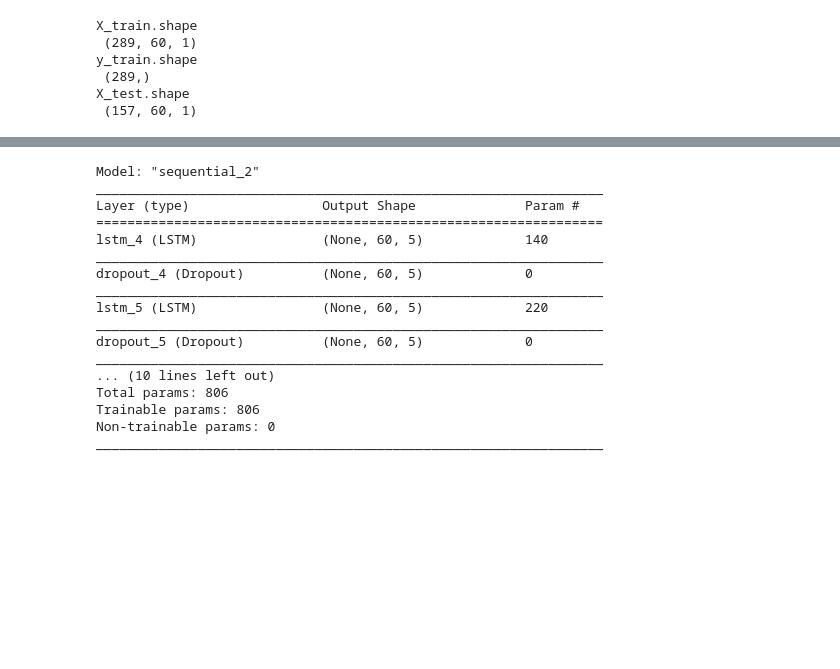
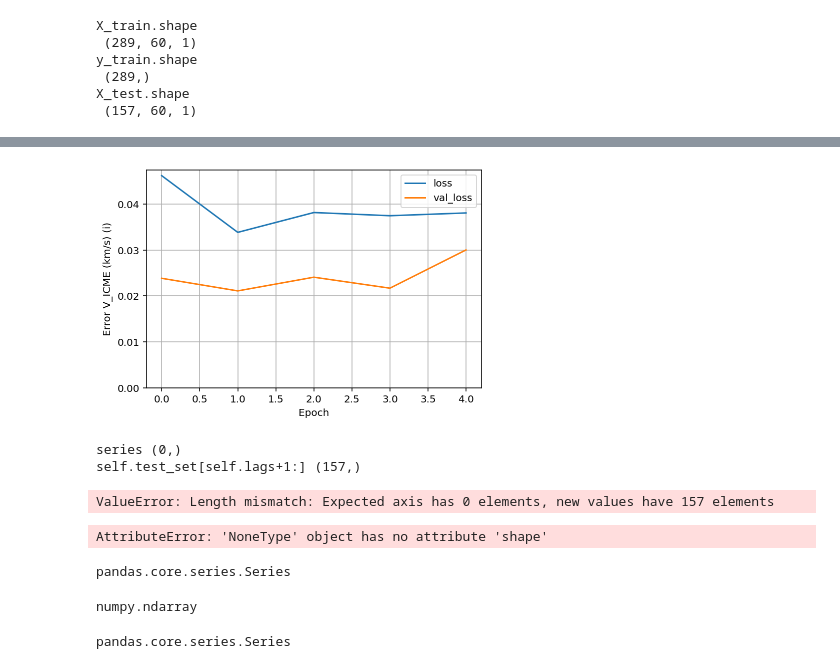
Before and after one commit to Atashnezhad/LSTM-for-Coronal-Mass-Ejection-Speed-Forecast, a Jupyter notebook: Untitled.ipynb, the cells around one changed output, grey strips where cells are left out. Drawn from its saved outputs; the diff is of its cells as text; code cells hidden in the pictures; blank space fills up the shorter version.

```diff
--- a/Untitled.ipynb
+++ b/Untitled.ipynb
@@ -222,5 +319,5 @@ class TimeSeries:
 # %%
-obj = TimeSeries(address="Data_ICME_speed_transformed_18D_P03_01")
+obj = TimeSeries(address="Data/Data_ICME_speed_transformed_18D_P03_01")
 # %%
 obj.df.head()
 # %% [output]
@@ -258,3 +355,5 @@ y_train.shape
  (289,)
 X_test.shape
  (157, 60, 1)
+# %%
+obj.fit_lstm(epochs=5)
@@ -261,20 +378,14 @@ X_test.shape
 # %%
-obj.lstm_model()
+obj.plot_history()
 # %% [output]
-Model: "sequential_2"
-_________________________________________________________________
-Layer (type)                 Output Shape              Param #
-=================================================================
-lstm_4 (LSTM)                (None, 60, 5)             140
-_________________________________________________________________
-dropout_4 (Dropout)          (None, 60, 5)             0
-_________________________________________________________________
-lstm_5 (LSTM)                (None, 60, 5)             220
-_________________________________________________________________
-dropout_5 (Dropout)          (None, 60, 5)             0
-_________________________________________________________________
-... (10 lines left out)
-Total params: 806
-Trainable params: 806
-Non-trainable params: 0
-_________________________________________________________________
+[figure, added]
+# %%
+obj.compare_test_result()
+# %% [output]
+series (0,)
+self.test_set[self.lags+1:] (157,)
+ValueError: Length mismatch: Expected axis has 0 elements, new values have 157 elements
+# %%
+obj.model_predict().shape
+# %% [output]
+AttributeError: 'NoneType' object has no attribute 'shape'
@@ -280,0 +402,13 @@ _________________________________________________________________
+# %%
+type(obj.test_set[60+1:])
+# %% [output]
+pandas.core.series.Series
+# %%
+type(obj.model_predict())
+# %% [output]
+numpy.ndarray
+# %%
+series = pd.Series(obj.model_predict())
+type(series)
+# %% [output]
+pandas.core.series.Series
```
Also changed, not shown: parts of 12 cells of this notebook, 3 other files.
